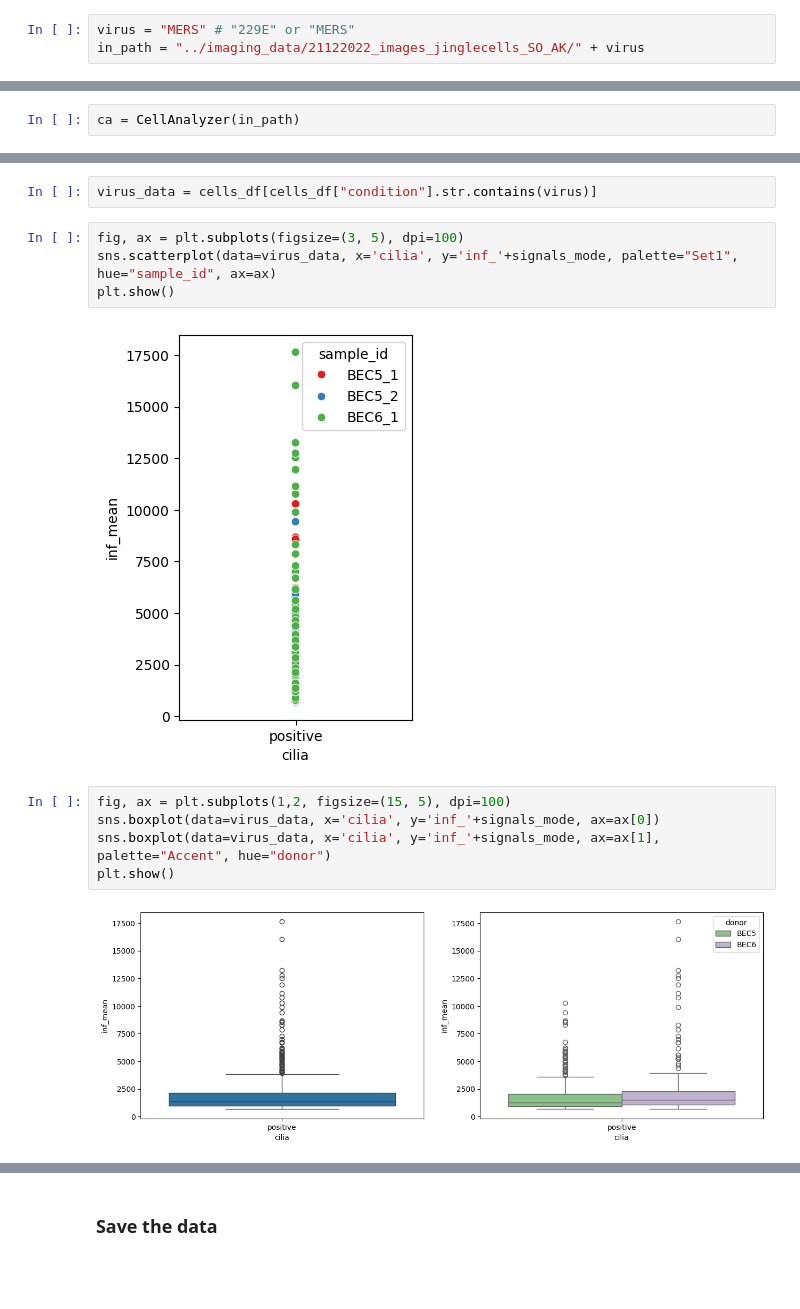
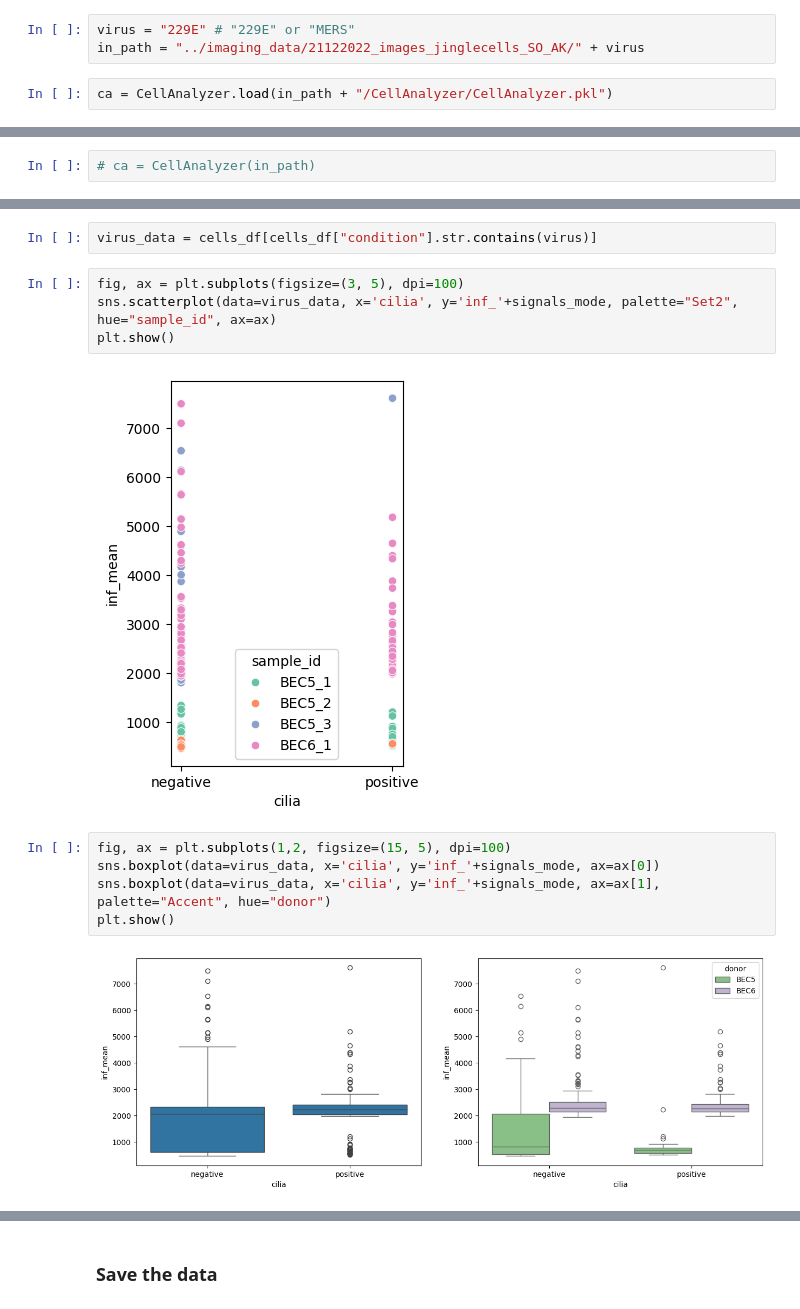
Before and after one commit to quasar1357/ivi-imaging, a Jupyter notebook: vetsuisse25_imaging_tests03.ipynb, the cells around one changed output, grey strips where cells are left out. Cells and saved outputs as stored; diff of their text form; blank space fills up the shorter version.

```diff
--- a/vetsuisse25_imaging_tests03.ipynb
+++ b/vetsuisse25_imaging_tests03.ipynb
@@ -27,3 +26,5 @@ The autoreload extension is already loaded. To reload it, use:
 # %%
-virus = "MERS" # "229E" or "MERS"
+virus = "229E" # "229E" or "MERS"
 in_path = "../imaging_data/21122022_images_jinglecells_SO_AK/" + virus
+# %%
+ca = CellAnalyzer.load(in_path + "/CellAnalyzer/CellAnalyzer.pkl")
@@ -32,7 +36,7 @@ in_path = "../imaging_data/21122022_images_jinglecells_SO_AK/" + virus
 # %% [markdown]
 Create an object with the path to the data.
 # %%
-ca = CellAnalyzer(in_path)
+# ca = CellAnalyzer(in_path)
 # %% [output]
 >>> GPU activated? NO
 # %% [markdown]
@@ -208,14 +233,14 @@ cells_df[100:105]
 virus_data = cells_df[cells_df["condition"].str.contains(virus)]
 # %%
 fig, ax = plt.subplots(figsize=(3, 5), dpi=100)
-sns.scatterplot(data=virus_data, x='cilia', y='inf_'+signals_mode, palette="Set1", hue="sample_id", ax=ax)
+sns.scatterplot(data=virus_data, x='cilia', y='inf_'+signals_mode, palette="Set2", hue="sample_id", ax=ax)
 plt.show()
 # %% [output]
-[figure, old version]
+[figure, new version]
 # %%
 fig, ax = plt.subplots(1,2, figsize=(15, 5), dpi=100)
 sns.boxplot(data=virus_data, x='cilia', y='inf_'+signals_mode, ax=ax[0])
 sns.boxplot(data=virus_data, x='cilia', y='inf_'+signals_mode, ax=ax[1], palette="Accent", hue="donor")
 plt.show()
 # %% [output]
-[figure, old version]
+[figure, new version]
```
Also changed, not shown: parts of 50 cells of this notebook, 2 other files.
